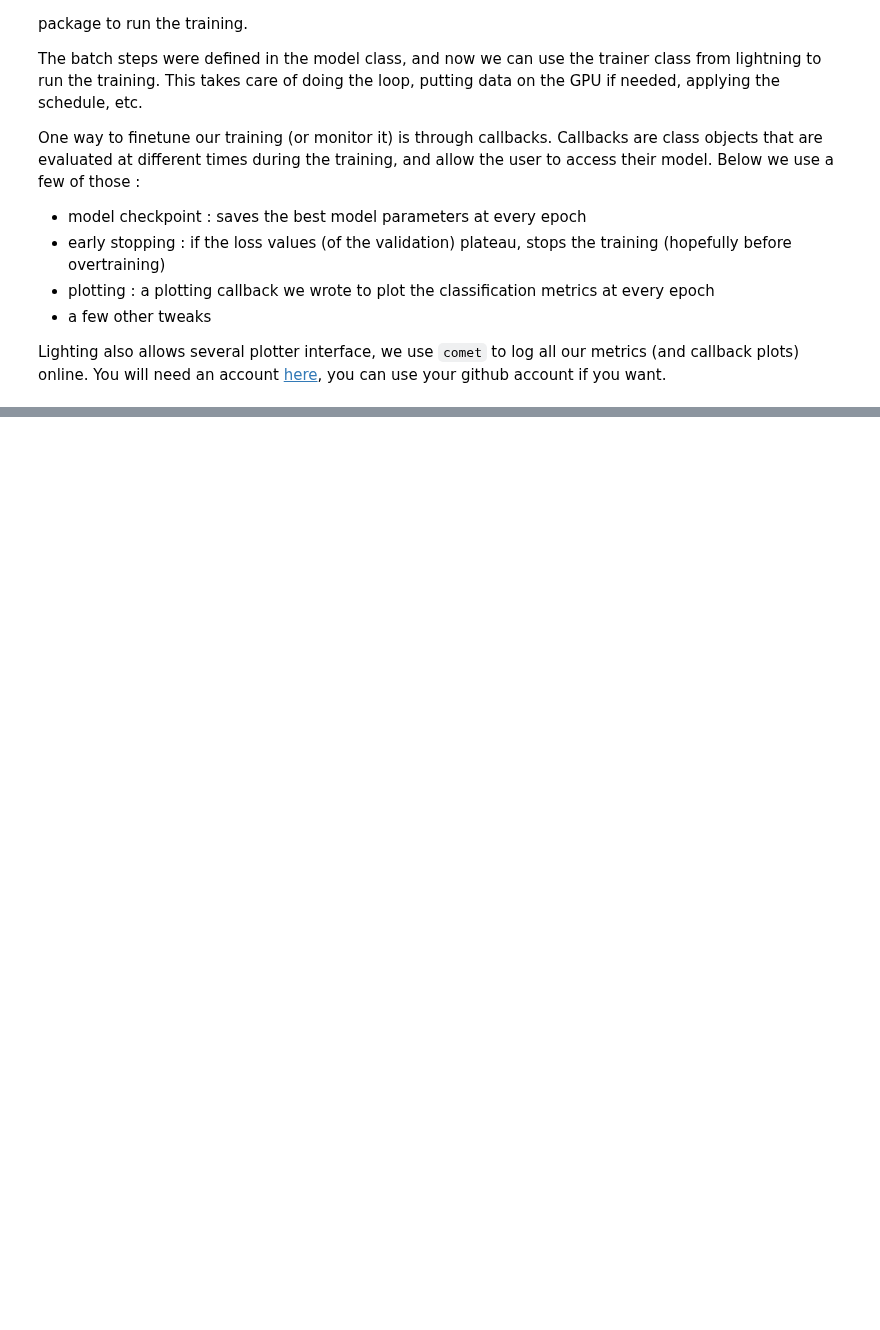
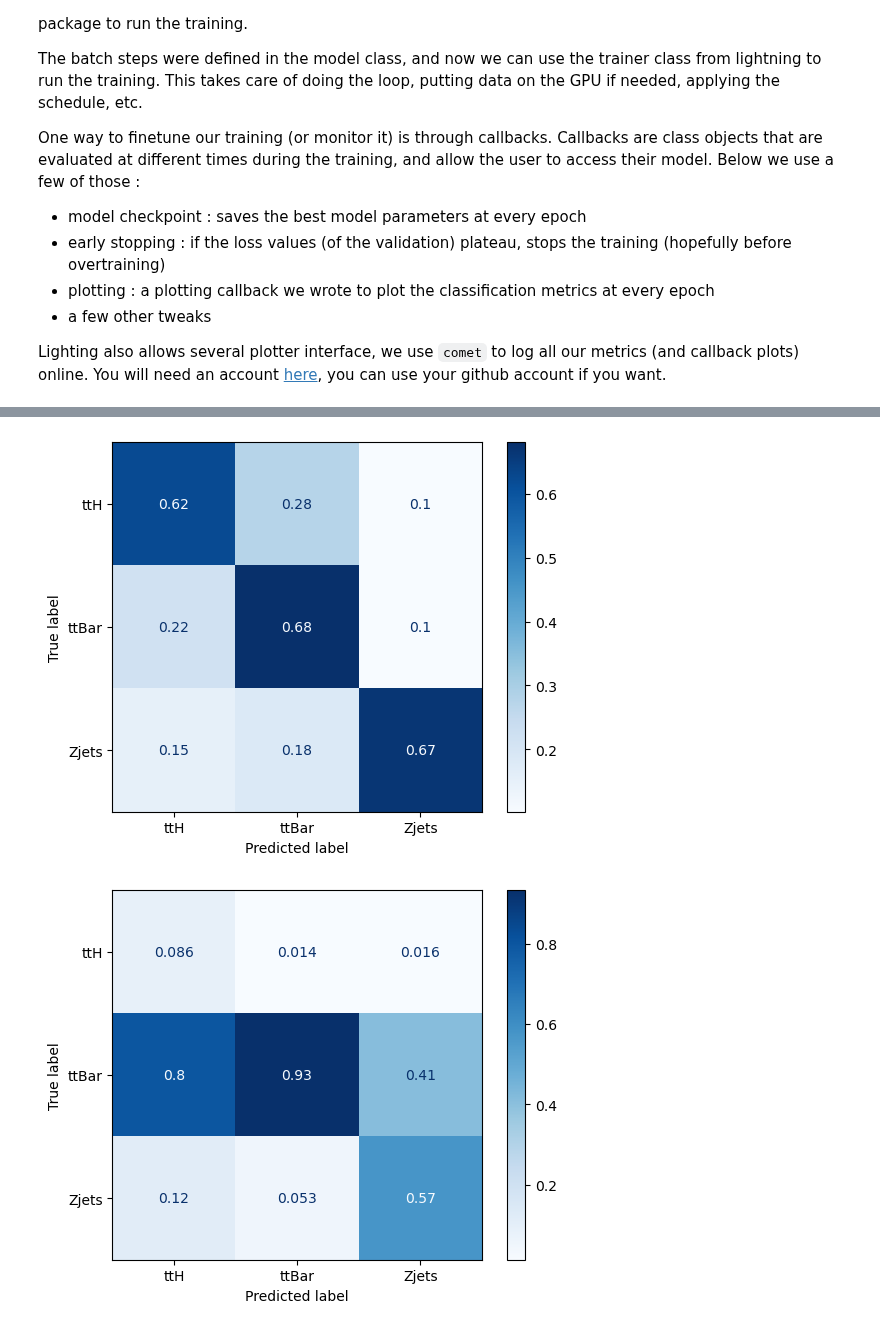
Before and after one commit to inigostibbe/msciproject, a Jupyter notebook: bristol-tth-transformer-msc_project/bristol-tth-transformer-msc_project/notebooks/training_multi.ipynb, the cells around one changed output, grey strips where cells are left out. Saved outputs shown, nothing was run; the diff lists cells and outputs as text; code cells hidden in the pictures; blank space fills up the shorter version.

```diff
--- a/bristol-tth-transformer-msc_project/bristol-tth-transformer-msc_project/notebooks/training_multi.ipynb
+++ b/bristol-tth-transformer-msc_project/bristol-tth-transformer-msc_project/notebooks/training_multi.ipynb
@@ -445,0 +451,9 @@ plt.show()
+# %%
+# Plot normalized confusion matrix
+ConfusionMatrixDisplay.from_predictions(labels, predicted_classes, normalize="true", display_labels=["ttH", "ttBar", "Zjets"], cmap=plt.cm.Blues, sample_weight=wn)
+ConfusionMatrixDisplay.from_predictions(labels, predicted_classes, normalize="pred", display_labels=["ttH", "ttBar", "Zjets"], cmap=plt.cm.Blues, sample_weight=wn)
+
+plt.show()
+# %% [output]
+[figure, added]
+[figure, added]
```
Also changed, not shown: parts of 17 cells of this notebook, 8 other files.
